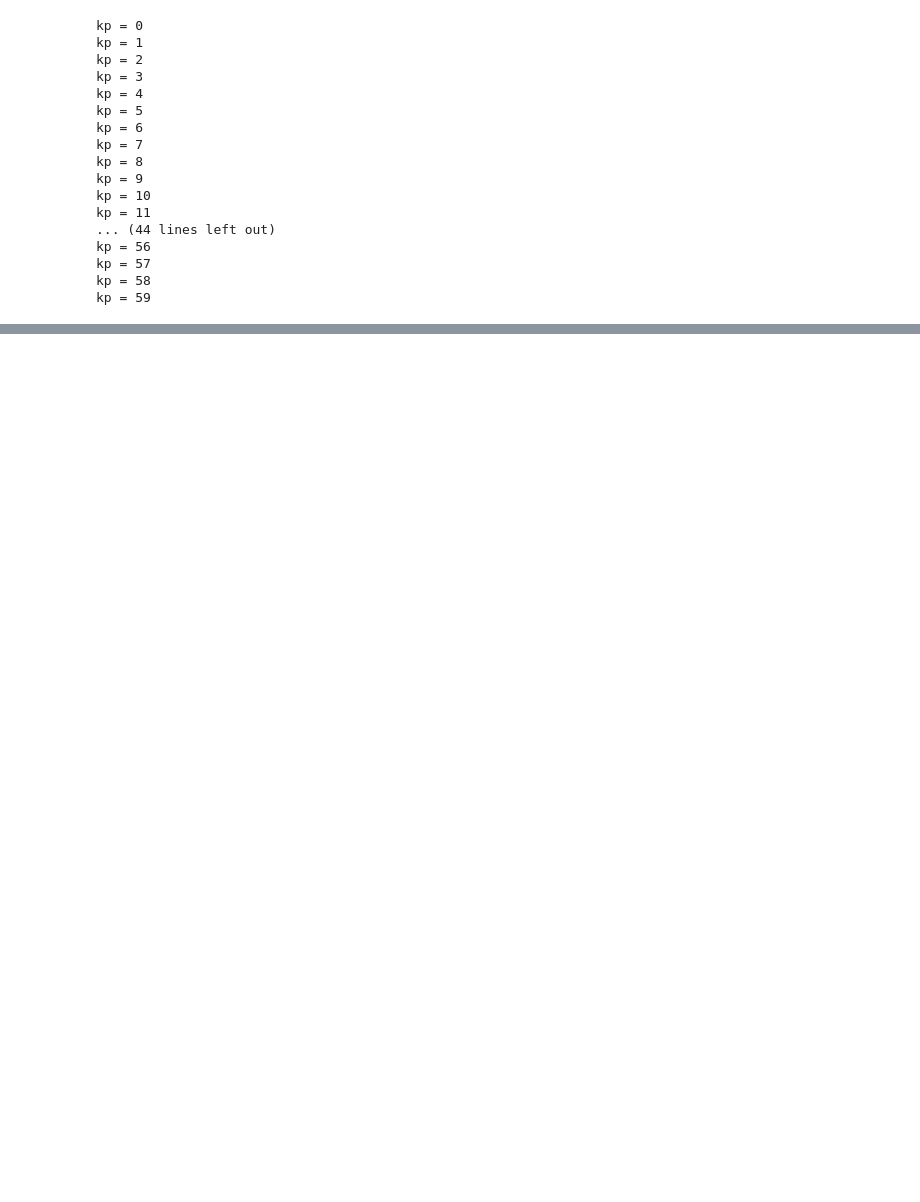
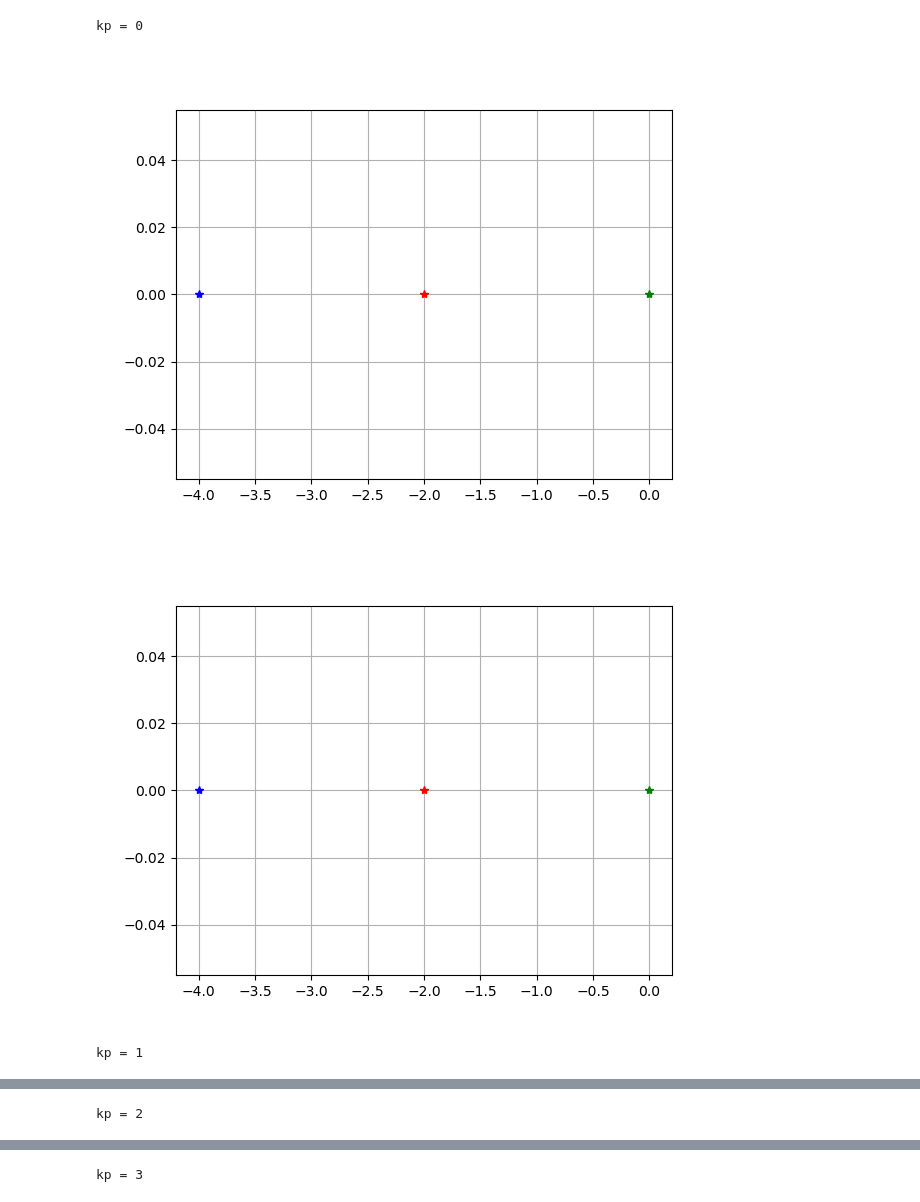
Before and after one commit to juanodecc/ejemplos_dyc, a Jupyter notebook: root_locus/rlocus_.ipynb, the cells around one changed output, grey strips where cells are left out. Saved outputs shown, nothing was run; the diff lists cells and outputs as text; code cells hidden in the pictures; blank space fills up the shorter version.

```diff
--- a/root_locus/rlocus_.ipynb
+++ b/root_locus/rlocus_.ipynb
@@ -1,38 +1,25 @@
 # %%
 import control as ctl
 import numpy as np
 import matplotlib.pyplot as plt
 %matplotlib qt5
 
 plt.grid()
 tout = np.linspace(0,10,1000)
 for kp in range(0,60):
     den = [1,6,8,kp]
     s = np.roots(den)
-    plt.plot(np.real(s),np.imag(s),'b*')
+    plt.plot(np.real(s)[0],np.imag(s)[0],'b*',np.real(s)[1],np.imag(s)[1],'r*',np.real(s)[2],np.imag(s)[2],'g*')
     #print(s)
     print('kp =', kp)
-    G = ctl.tf([kp],den)
-    tout,yout = ctl.step_response(G,tout)
+    #G = ctl.tf([kp],den)
+    #tout,yout = ctl.step_response(G,tout)
     #print(G)
     #plt.plot(tout,yout)
-    plt.pause(0.1)
+    plt.pause(0.5)
     plt.show()
 # %% [output]
 kp = 0
-kp = 1
-kp = 2
-kp = 3
-kp = 4
-kp = 5
-kp = 6
-kp = 7
-kp = 8
-kp = 9
-kp = 10
-kp = 11
-... (44 lines left out)
-kp = 56
-kp = 57
-kp = 58
-kp = 59
+[figure, added]
+[figure, added]
+kp = 1
@@ -38,0 +28 @@ kp = 59
+kp = 2
@@ -38,0 +31 @@ kp = 59
+kp = 3
```
Also changed, not shown: parts of 1 cell of this notebook, 6 other files.
